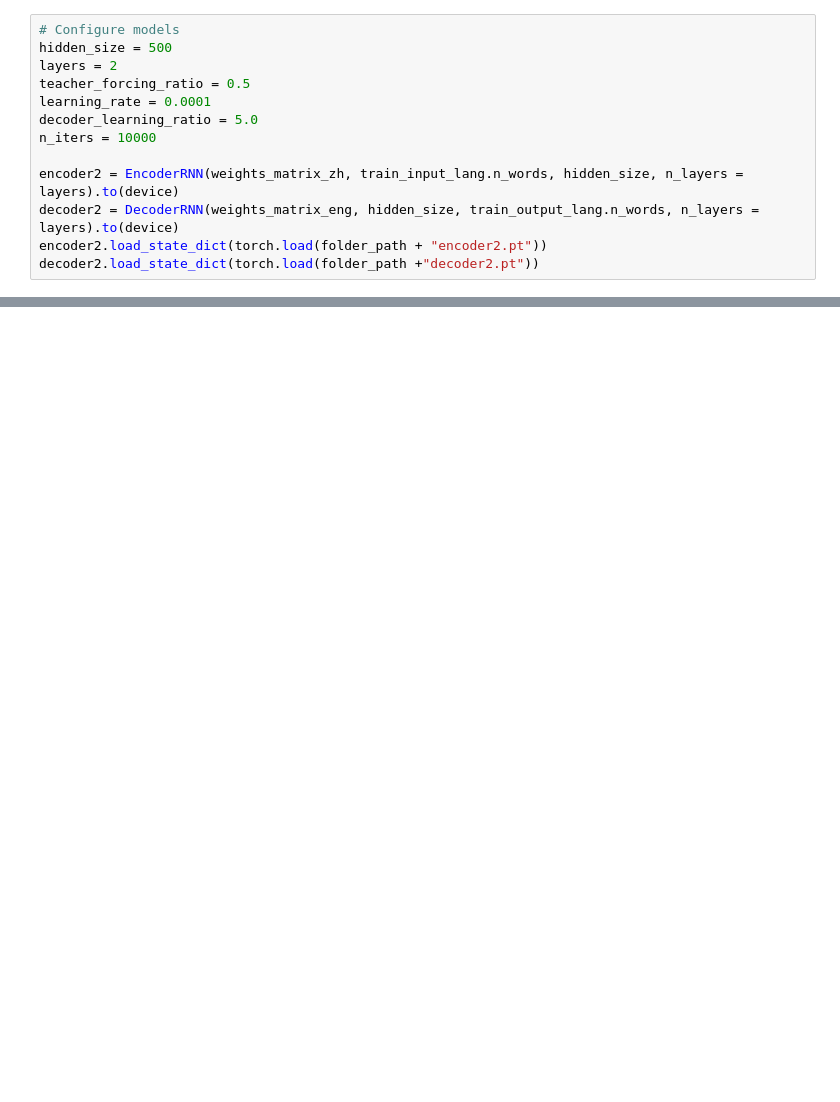
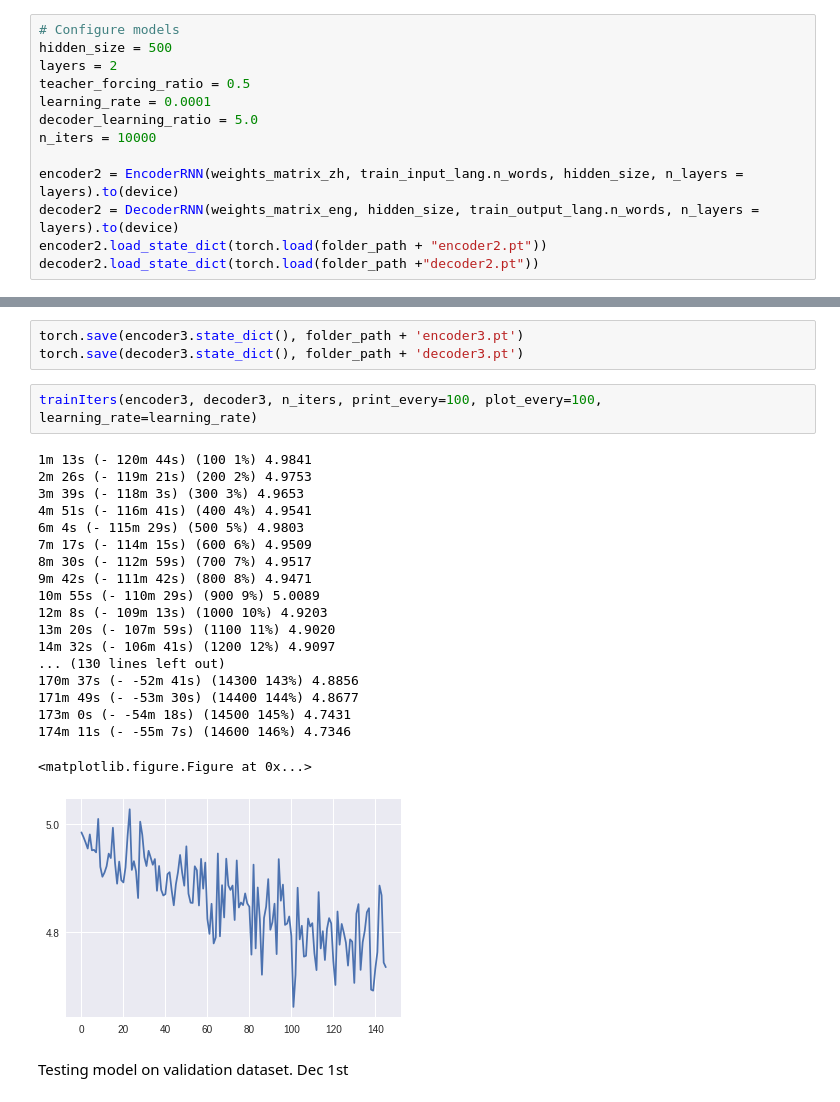
Before and after one commit to ksenialearn/machine_translation, a Jupyter notebook: Stella/RNN w:o Attention.ipynb, the cells around one changed output, grey strips where cells are left out. Saved outputs shown, nothing was run; the diff lists cells and outputs as text; blank space fills up the shorter version.

```diff
--- a/Stella/RNN w:o Attention.ipynb
+++ b/Stella/RNN w:o Attention.ipynb
@@ -1183,0 +1133,27 @@ NameError: ignored
+# %%
+torch.save(encoder3.state_dict(), folder_path + 'encoder3.pt')
+torch.save(decoder3.state_dict(), folder_path + 'decoder3.pt')
+# %%
+trainIters(encoder3, decoder3, n_iters, print_every=100, plot_every=100, learning_rate=learning_rate)
+# %% [output]
+1m 13s (- 120m 44s) (100 1%) 4.9841
+2m 26s (- 119m 21s) (200 2%) 4.9753
+3m 39s (- 118m 3s) (300 3%) 4.9653
+4m 51s (- 116m 41s) (400 4%) 4.9541
+6m 4s (- 115m 29s) (500 5%) 4.9803
+7m 17s (- 114m 15s) (600 6%) 4.9509
+8m 30s (- 112m 59s) (700 7%) 4.9517
+9m 42s (- 111m 42s) (800 8%) 4.9471
+10m 55s (- 110m 29s) (900 9%) 5.0089
+12m 8s (- 109m 13s) (1000 10%) 4.9203
+13m 20s (- 107m 59s) (1100 11%) 4.9020
+14m 32s (- 106m 41s) (1200 12%) 4.9097
+... (130 lines left out)
+170m 37s (- -52m 41s) (14300 143%) 4.8856
+171m 49s (- -53m 30s) (14400 144%) 4.8677
+173m 0s (- -54m 18s) (14500 145%) 4.7431
+174m 11s (- -55m 7s) (14600 146%) 4.7346
+<matplotlib.figure.Figure at 0x...>
+[figure, added]
+# %% [markdown]
+Testing model on validation dataset. Dec 1st
```
Also changed, not shown: parts of 37 cells of this notebook.
